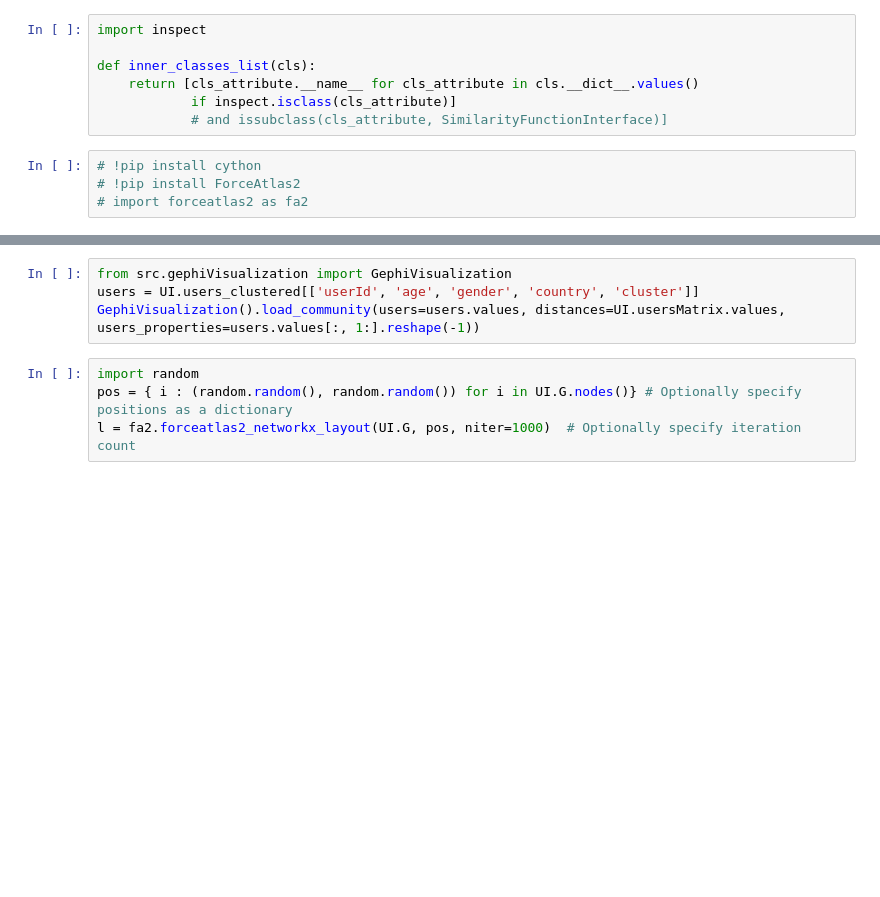
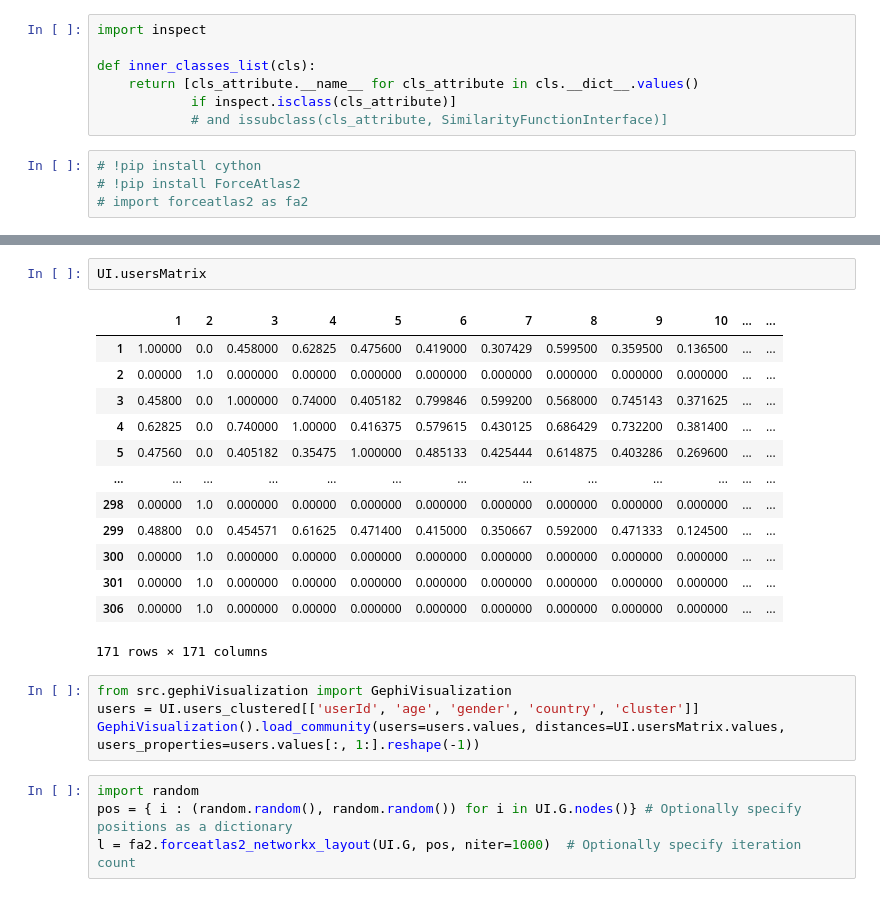
Before and after one commit to AlbertoGarciaDomenech/Comunidades-en-museos, a Jupyter notebook: InterfazUnificada.ipynb, the cells around one changed output, grey strips where cells are left out. Saved outputs shown, nothing was run; the diff lists cells and outputs as text; blank space fills up the shorter version.

```diff
--- a/InterfazUnificada.ipynb
+++ b/InterfazUnificada.ipynb
@@ -495,6 +495,22 @@ UI = UserInterface()
 UI.display_widgets()
 # %% [output]
 [interactive output not drawn]
+# %%
+UI.usersMatrix
+# %% [output]
+|  | 1 | 2 | 3 | 4 | 5 | 6 | 7 | 8 | 9 | 10 | ... | ... |
+| 1 | 1.00000 | 0.0 | 0.458000 | 0.62825 | 0.475600 | 0.419000 | 0.307429 | 0.599500 | 0.359500 | 0.136500 | ... | ... |
+| 2 | 0.00000 | 1.0 | 0.000000 | 0.00000 | 0.000000 | 0.000000 | 0.000000 | 0.000000 | 0.000000 | 0.000000 | ... | ... |
+| 3 | 0.45800 | 0.0 | 1.000000 | 0.74000 | 0.405182 | 0.799846 | 0.599200 | 0.568000 | 0.745143 | 0.371625 | ... | ... |
+| 4 | 0.62825 | 0.0 | 0.740000 | 1.00000 | 0.416375 | 0.579615 | 0.430125 | 0.686429 | 0.732200 | 0.381400 | ... | ... |
+| 5 | 0.47560 | 0.0 | 0.405182 | 0.35475 | 1.000000 | 0.485133 | 0.425444 | 0.614875 | 0.403286 | 0.269600 | ... | ... |
+| ... | ... | ... | ... | ... | ... | ... | ... | ... | ... | ... | ... | ... |
+| 298 | 0.00000 | 1.0 | 0.000000 | 0.00000 | 0.000000 | 0.000000 | 0.000000 | 0.000000 | 0.000000 | 0.000000 | ... | ... |
+| 299 | 0.48800 | 0.0 | 0.454571 | 0.61625 | 0.471400 | 0.415000 | 0.350667 | 0.592000 | 0.471333 | 0.124500 | ... | ... |
+| 300 | 0.00000 | 1.0 | 0.000000 | 0.00000 | 0.000000 | 0.000000 | 0.000000 | 0.000000 | 0.000000 | 0.000000 | ... | ... |
+| 301 | 0.00000 | 1.0 | 0.000000 | 0.00000 | 0.000000 | 0.000000 | 0.000000 | 0.000000 | 0.000000 | 0.000000 | ... | ... |
+| 306 | 0.00000 | 1.0 | 0.000000 | 0.00000 | 0.000000 | 0.000000 | 0.000000 | 0.000000 | 0.000000 | 0.000000 | ... | ... |
+171 rows × 171 columns
 # %%
 from src.gephiVisualization import GephiVisualization
 users = UI.users_clustered[['userId', 'age', 'gender', 'country', 'cluster']]
```
Also changed, not shown: 2 other files.
